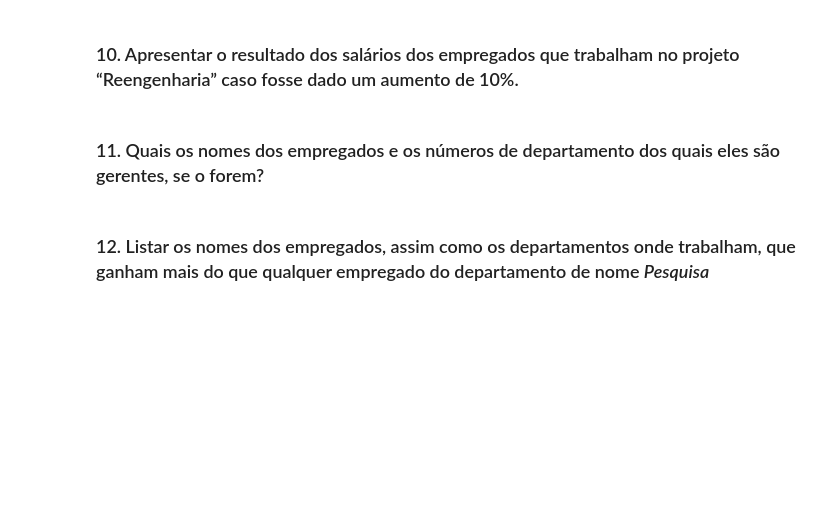
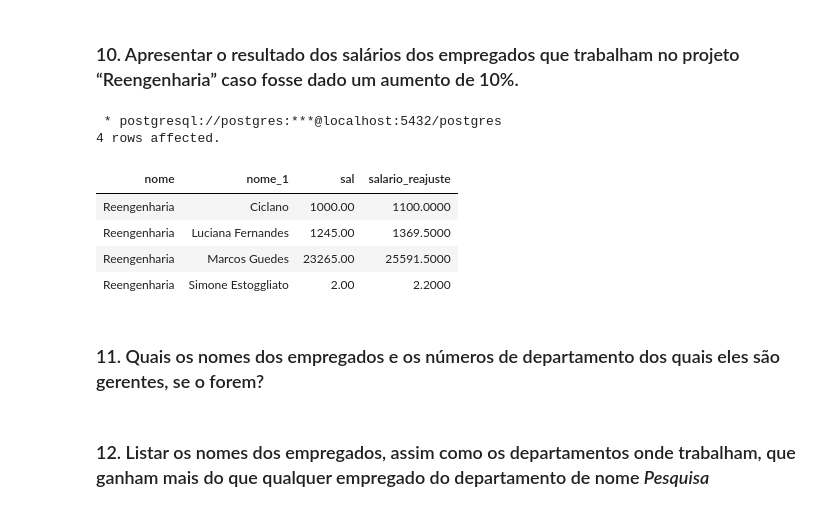
Before and after one commit to Cavalheiro93/PUCRio, a Jupyter notebook: banco-de-dados/BD_Aula3.ipynb, the cells around one changed output. Drawn from its saved outputs; the diff is of its cells as text; code cells hidden in the pictures; blank space fills up the shorter version.

```diff
--- a/banco-de-dados/BD_Aula3.ipynb
+++ b/banco-de-dados/BD_Aula3.ipynb
@@ -427,3 +421,18 @@ FROM PROJETO
+# %%
+%%sql
+SELECT P.NOME, E.NOME, E.SAL, (E.SAL + (E.SAL * 0.10)) AS SALARIO_REAJUSTE
+FROM PROJETO P
+LEFT JOIN EMPREGADO E
+ON P.DEPNUM = E.DEPNUM
+WHERE P.NOME = 'Reengenharia'
+# %% [output]
+ * postgresql://postgres:***@localhost:5432/postgres
+4 rows affected.
+| nome | nome_1 | sal | salario_reajuste |
+| Reengenharia | Ciclano | 1000.00 | 1100.0000 |
+| Reengenharia | Luciana Fernandes | 1245.00 | 1369.5000 |
+| Reengenharia | Marcos Guedes | 23265.00 | 25591.5000 |
+| Reengenharia | Simone Estoggliato | 2.00 | 2.2000 |
 # %% [markdown]
 ### 11. Quais os nomes dos empregados e os números de departamento dos quais eles são gerentes, se o forem?
 # %%
```
Also changed, not shown: parts of 6 cells of this notebook.
